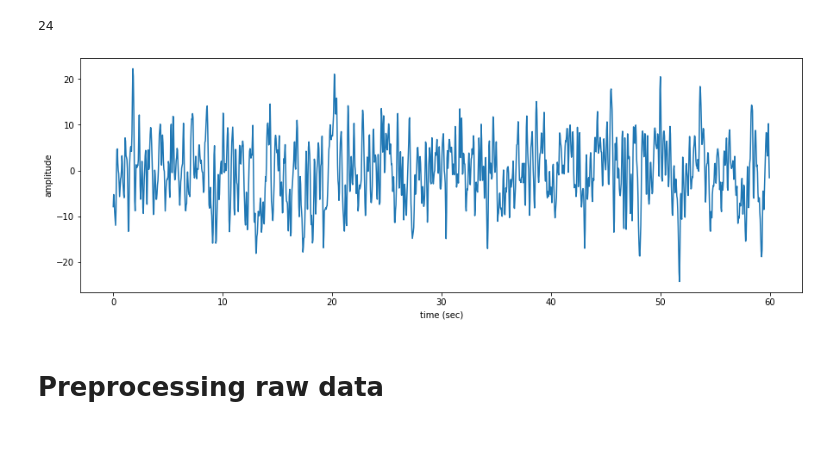
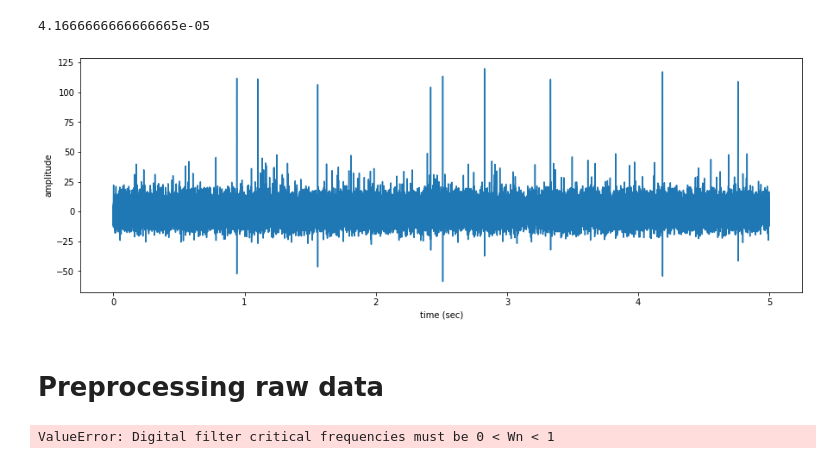
Before and after one commit to bfernandes1998/SpikeSort, a Jupyter notebook: SpikeSortActivity.ipynb, the cells around one changed output. Saved outputs shown, nothing was run; the diff lists cells and outputs as text; code cells hidden in the pictures.

Commit message:
Fixed sampling rate?

```diff
--- a/SpikeSortActivity.ipynb
+++ b/SpikeSortActivity.ipynb
@@ -24,31 +24,32 @@ def kMeans(X, K, maxIters = 20, plot_progress = None):
 # %%
 # load signal from file
 file_in = loadmat("simulation_1.mat")
 
 # uncomment this line for visibility
 # print([key for key in file_in])
 
-samplingInterval = file_in['samplingInterval'].item()
+samplingInterval = file_in['samplingInterval'].item()/1000 # note: units in ms
 startData = file_in['startData']
 chan = file_in['chan']
 data = file_in['data'].flatten()
 spike_times = file_in['spike_times']
 spike_class = file_in['spike_class']
 
 # determine length of recording in seconds
 duration = data.shape[0]*samplingInterval
 t = np.linspace(0,duration,data.shape[0])
 f_s = int(1/samplingInterval)
+print(samplingInterval)
 
 # display raw signal
 fig = plt.figure(figsize=(15, 5))
 ax = fig.add_subplot()
-ax.plot(t[0:60*f_s], data[0:60*f_s])
+ax.plot(t[0:5*f_s], data[0:5*f_s])
 ax.set_xlabel('time (sec)')
 ax.set_ylabel('amplitude')
 plt.show()
 # %% [output]
-24
+4.1666666666666665e-05
-[figure, old version]
+[figure, new version]
 # %% [markdown]
 # Preprocessing raw data
@@ -57,3 +56,11 @@ plt.show()
+# %%
+from scipy.signal import butter, lfilter
+
+# preprocess raw data by bandpass filtering 300-6000 Hz range using a 2nd order IIR bandpass filter (Butterworth)
+b, a = butter(2, [300/(f_s/2), 6000/(f_s/2)], btype='band')
+filtered_data = lfilter(b, a, data)
+# %% [output]
+ValueError: Digital filter critical frequencies must be 0 < Wn < 1
 # %%
 # determine a threshold to detect spikes
 # %%
```
Also changed, not shown: parts of 1 cell of this notebook.
